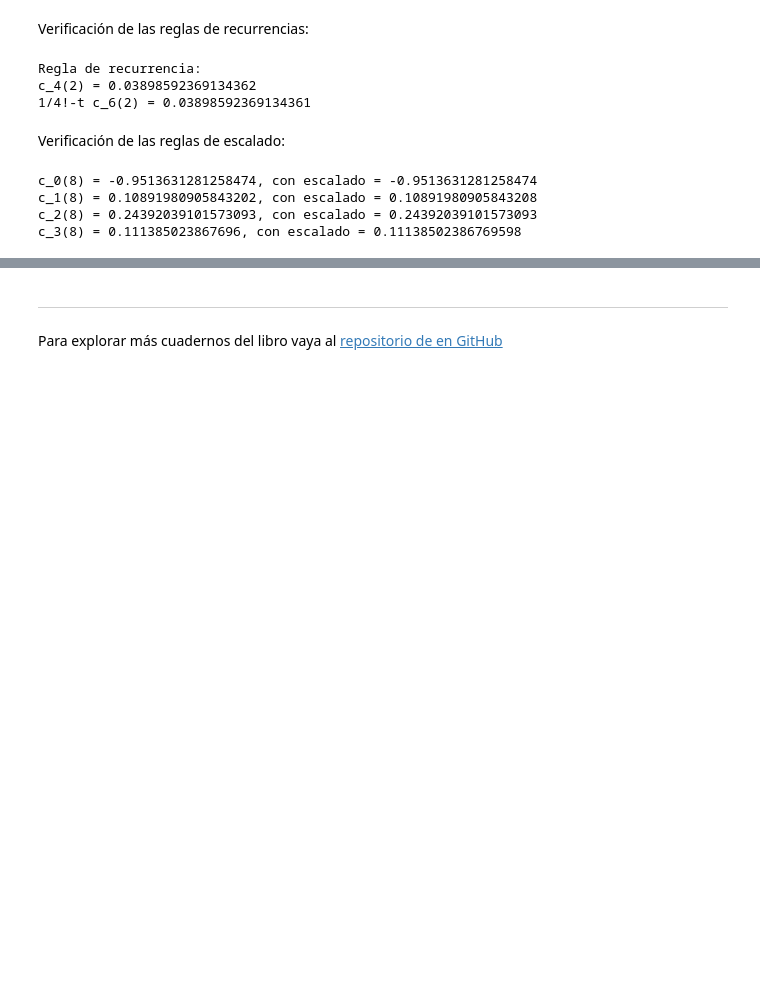
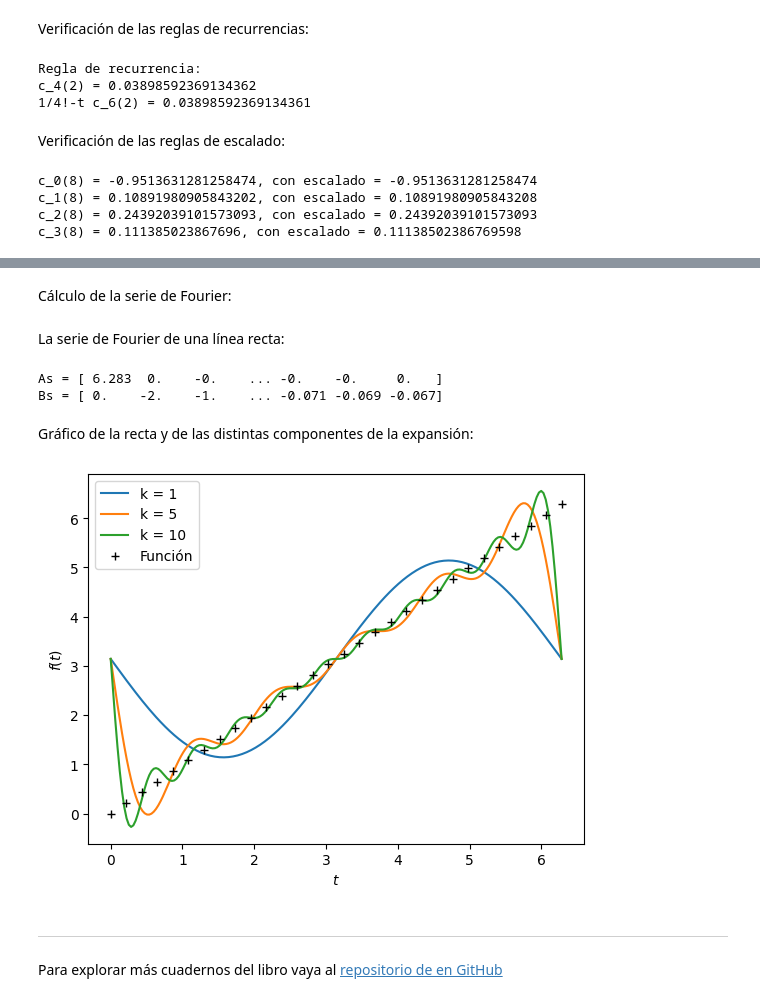
Before and after one commit to seap-udea/pymcel, a Jupyter notebook: ejemplos/cuadernos-libro/mcel_zuluaga-series_infinitas.ipynb, the cells around one changed output, grey strips where cells are left out. Saved outputs shown, nothing was run; the diff lists cells and outputs as text; code cells hidden in the pictures; blank space fills up the shorter version.

```diff
--- a/ejemplos/cuadernos-libro/mcel_zuluaga-series_infinitas.ipynb
+++ b/ejemplos/cuadernos-libro/mcel_zuluaga-series_infinitas.ipynb
@@ -215,0 +240,2 @@ c_3(8) = 0.111385023867696, con escalado = 0.11138502386769598
+# %% [markdown]
+Cálculo de la serie de Fourier:
@@ -216,3 +255,52 @@ c_3(8) = 0.111385023867696, con escalado = 0.11138502386769598
+# %% [markdown]
+La serie de Fourier de una línea recta:
+# %%
+def f(t):
+    y=t
+    return y
+
+#Dominio de aproximación
+from numpy import pi
+T=2*pi
+#Número de coeficientes
+k=30
+#Coeficientes
+As,Bs=coeficientes_fourier(f,T,k)
+
+from numpy import array,set_printoptions
+set_printoptions(threshold=11,precision=3,suppress=True)
+print(f"As = {array(As)}")
+print(f"Bs = {array(Bs)}")
+# %% [output]
+As = [ 6.283  0.    -0.    ... -0.    -0.     0.   ]
+Bs = [ 0.    -2.    -1.    ... -0.071 -0.069 -0.067]
+# %% [markdown]
+Gráfico de la recta y de las distintas componentes de la expansión:
+# %%
+#Valores de la variable independiente
+import matplotlib.pyplot as plt
+fig=plt.figure();
+ax=fig.gca();
+
+#Aproximaciones
+from numpy import linspace
+ts=linspace(0,T,200)
+k=1
+ax.plot(ts,serie_fourier(ts,As,Bs,T,k),label=f"k = {k}");
+k=5
+ax.plot(ts,serie_fourier(ts,As,Bs,T,k),label=f"k = {k}");
+k=10
+ax.plot(ts,serie_fourier(ts,As,Bs,T,k),label=f"k = {k}");
+#Gráfico de la función
+ts=linspace(0,T,30)
+ax.plot(ts,f(ts),'k+',label="Función");
+
+#Decoración
+ax.legend();
+ax.set_xlabel("$t$");
+ax.set_ylabel("$f(t)$");
+# %% [output]
+[figure, added]
 # %% [markdown]
 <hr/>
 # %% [markdown]
```
Also changed, not shown: parts of 4 cells of this notebook, 1 other file.
